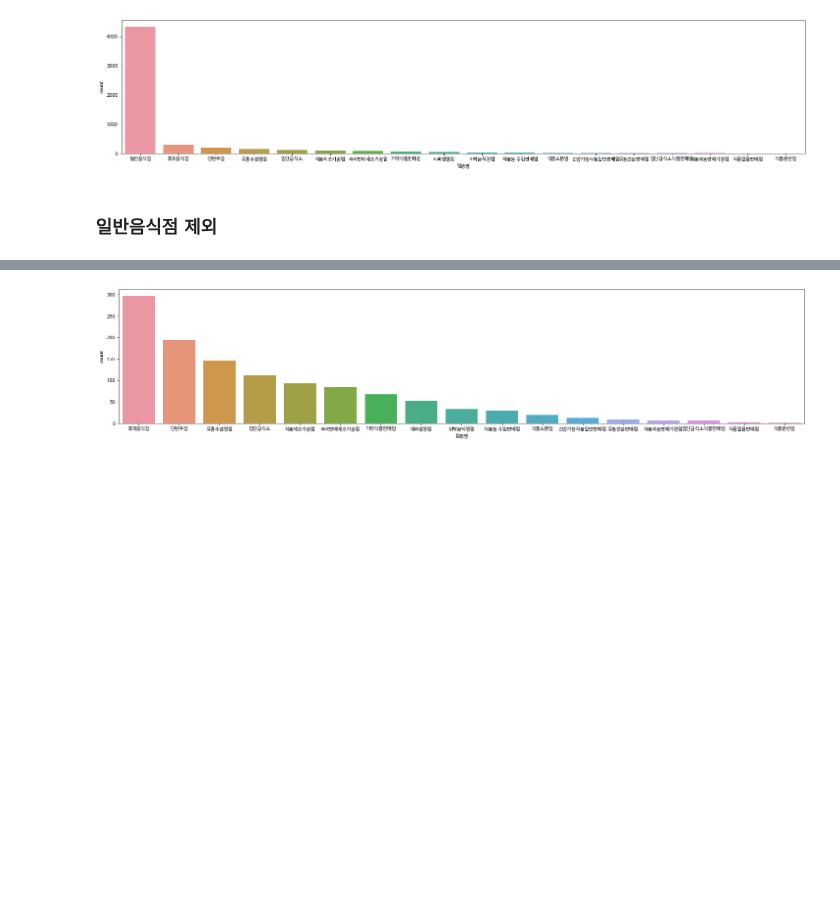
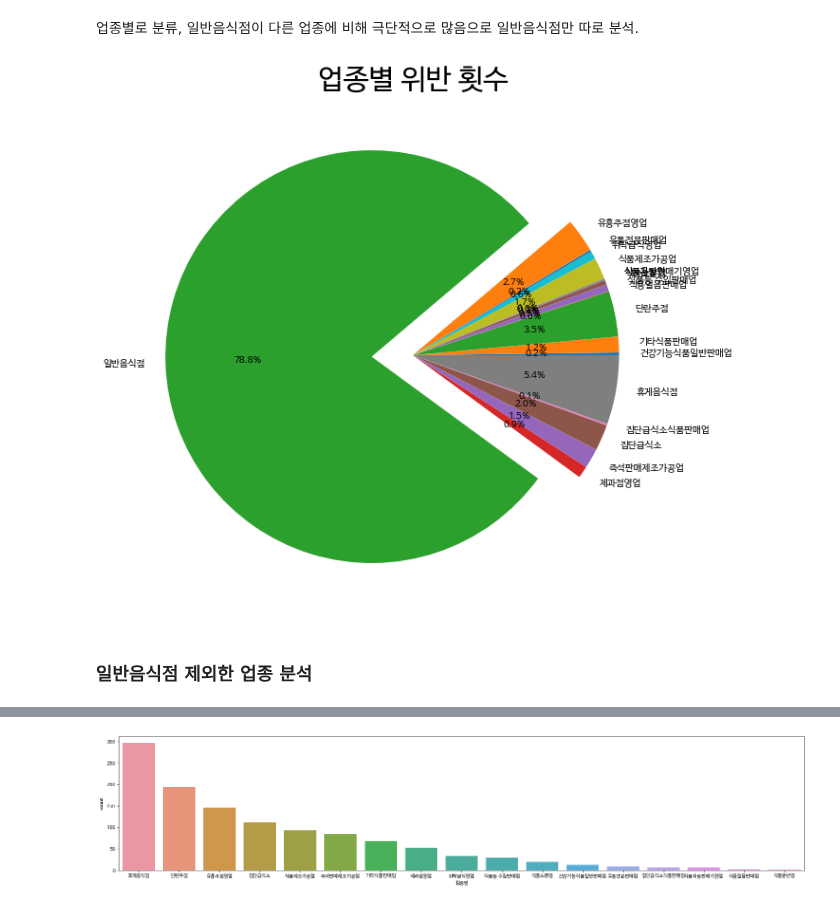
Before and after one commit to HyeJiJUN11/DataAnalysisProgramming, a Jupyter notebook: Project.ipynb, the cells around one changed output, grey strips where cells are left out. Cells and saved outputs as stored; diff of their text form; code cells hidden in the pictures; blank space fills up the shorter version.

```diff
--- a/Project.ipynb
+++ b/Project.ipynb
@@ -88,8 +107,24 @@ df.tail()
+# %% [markdown]
+업종별로 분류, 일반음식점이 다른 업종에 비해 극단적으로 많음으로 일반음식점만 따로 분석.
+# %%
+#업종별 pie chart
+df_count = df.groupby(by=['업종명'], as_index=False).count()
+frequency = df_count['Year'];
+label = df_count['업종명'];
+
+plt.title('업종별 위반 횟수', size=30)
+plt.rcParams["figure.figsize"] = (15, 15)
+lst = np.zeros(len(df_count))
+lst[12] = 0.2
+plt.pie(frequency, labels=label, autopct='%.1f%%', explode=lst)
+plt.show()
+# %% [output]
+[figure, added]
 # %%
+#업종별 bar plot
 plt.rcParams["figure.figsize"] = (25, 5)
+plt.rc('font', family='NanumBarunGothic')
 fig = sns.countplot(x ='업종명', data = df, order = df['업종명'].value_counts().index)
-# %% [output]
-[figure, removed]
 # %% [markdown]
-### 일반음식점 제외
+### 일반음식점 제외한 업종 분석
 # %%
```
Also changed, not shown: parts of 31 cells of this notebook.
